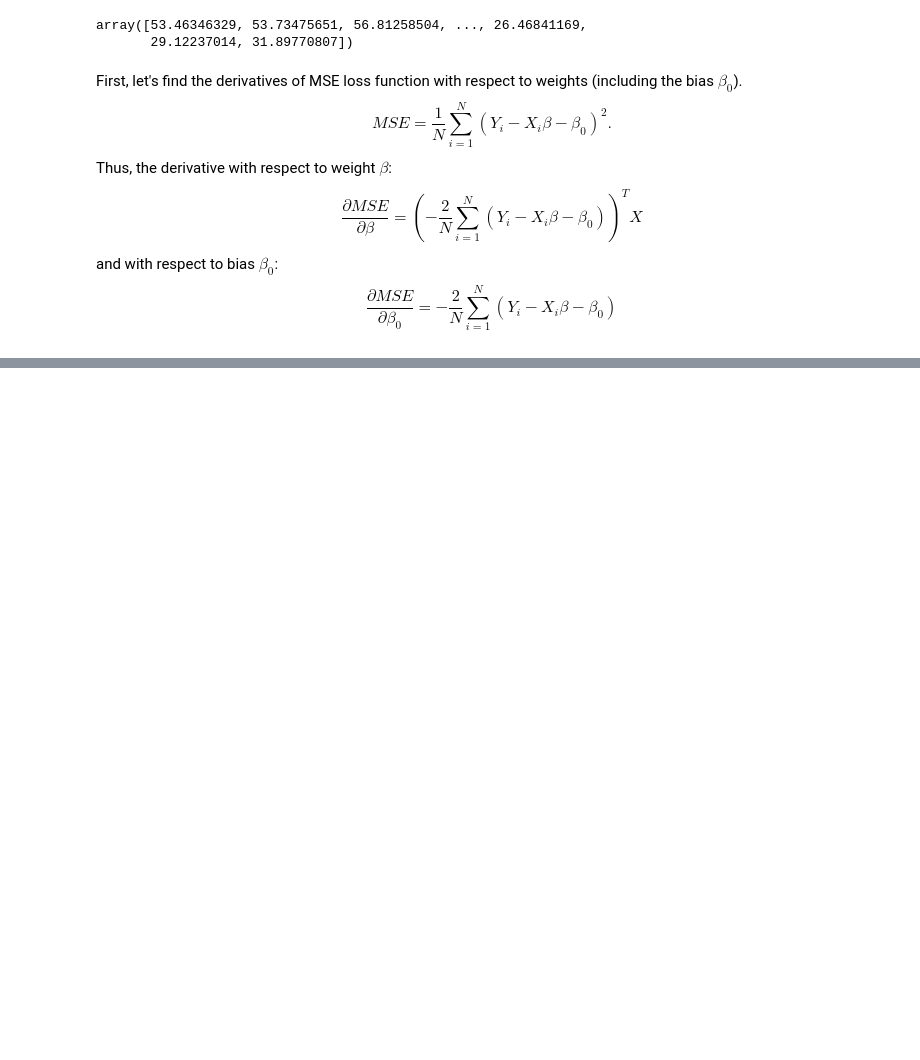
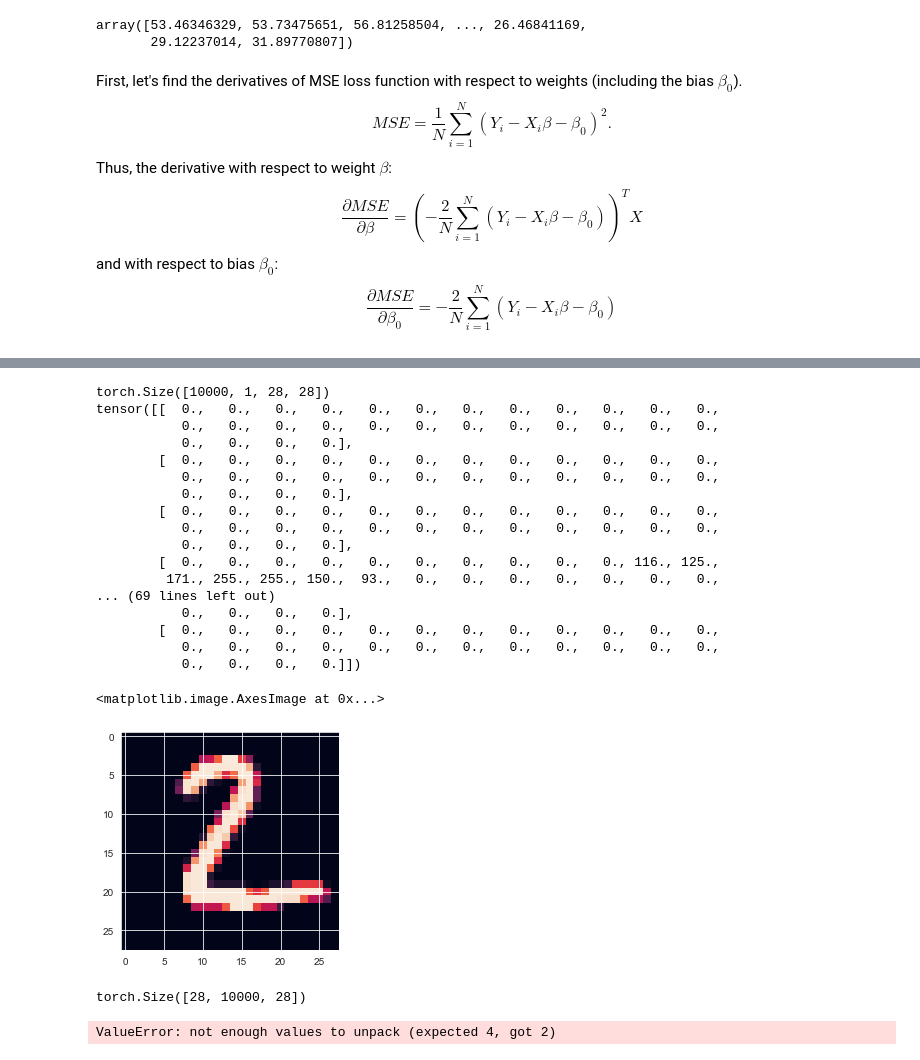
Before and after one commit to xdshiro/HW681, a Jupyter notebook: HW685/HW1/Tsvetkov_HM1_ECE685D_full.ipynb, the cells around one changed output, grey strips where cells are left out. Saved outputs shown, nothing was run; the diff lists cells and outputs as text; code cells hidden in the pictures; blank space fills up the shorter version.

```diff
--- a/HW685/HW1/Tsvetkov_HM1_ECE685D_full.ipynb
+++ b/HW685/HW1/Tsvetkov_HM1_ECE685D_full.ipynb
@@ -166,0 +362,33 @@ $$\frac{\partial MSE}{\partial \beta_0}=-\frac{2}{N}\sum_{i=1}^{N}(Y_i - X_i\bet
+# %%
+# import torchvision
+# X_test = torchvision.transforms.ToTensor()(np.array(x_test))
+A = torch.Tensor(x_test)[None].reshape(-1, 1, 28, 28)
+print(A.shape)
+print(A[1][0])
+plt.imshow(A[1][0])
+# %% [output]
+torch.Size([10000, 1, 28, 28])
+tensor([[  0.,   0.,   0.,   0.,   0.,   0.,   0.,   0.,   0.,   0.,   0.,   0.,
+           0.,   0.,   0.,   0.,   0.,   0.,   0.,   0.,   0.,   0.,   0.,   0.,
+           0.,   0.,   0.,   0.],
+        [  0.,   0.,   0.,   0.,   0.,   0.,   0.,   0.,   0.,   0.,   0.,   0.,
+           0.,   0.,   0.,   0.,   0.,   0.,   0.,   0.,   0.,   0.,   0.,   0.,
+           0.,   0.,   0.,   0.],
+        [  0.,   0.,   0.,   0.,   0.,   0.,   0.,   0.,   0.,   0.,   0.,   0.,
+           0.,   0.,   0.,   0.,   0.,   0.,   0.,   0.,   0.,   0.,   0.,   0.,
+           0.,   0.,   0.,   0.],
+        [  0.,   0.,   0.,   0.,   0.,   0.,   0.,   0.,   0.,   0., 116., 125.,
+         171., 255., 255., 150.,  93.,   0.,   0.,   0.,   0.,   0.,   0.,   0.,
+... (69 lines left out)
+           0.,   0.,   0.,   0.],
+        [  0.,   0.,   0.,   0.,   0.,   0.,   0.,   0.,   0.,   0.,   0.,   0.,
+           0.,   0.,   0.,   0.,   0.,   0.,   0.,   0.,   0.,   0.,   0.,   0.,
+           0.,   0.,   0.,   0.]])
+<matplotlib.image.AxesImage at 0x...>
+[figure, added]
+# %%
+print(X_test.shape)
+feature_extr.forward(np.array(x_test[0]))
+# %% [output]
+torch.Size([28, 10000, 28])
+ValueError: not enough values to unpack (expected 4, got 2)
```
Also changed, not shown: parts of 12 cells of this notebook, 1 other file.
